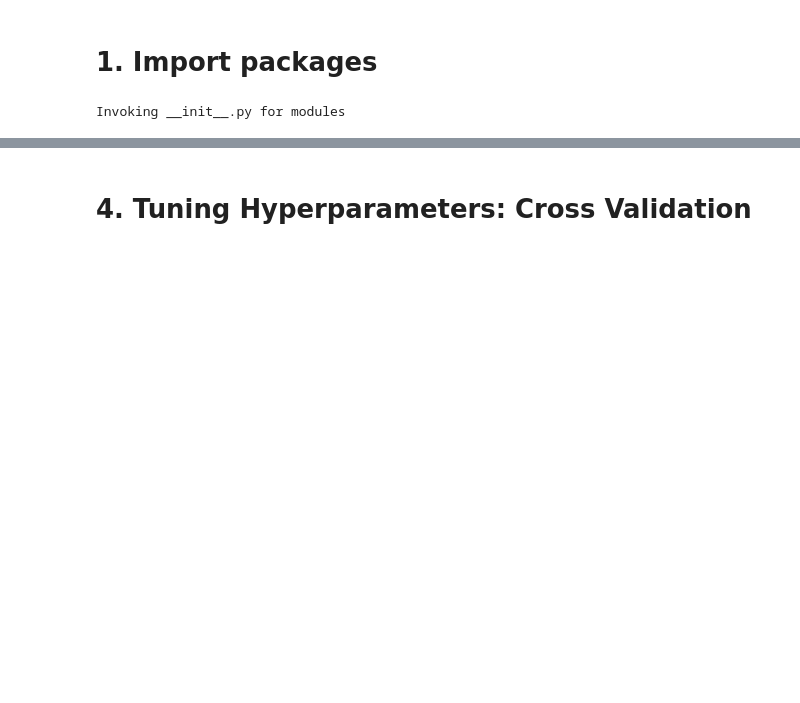
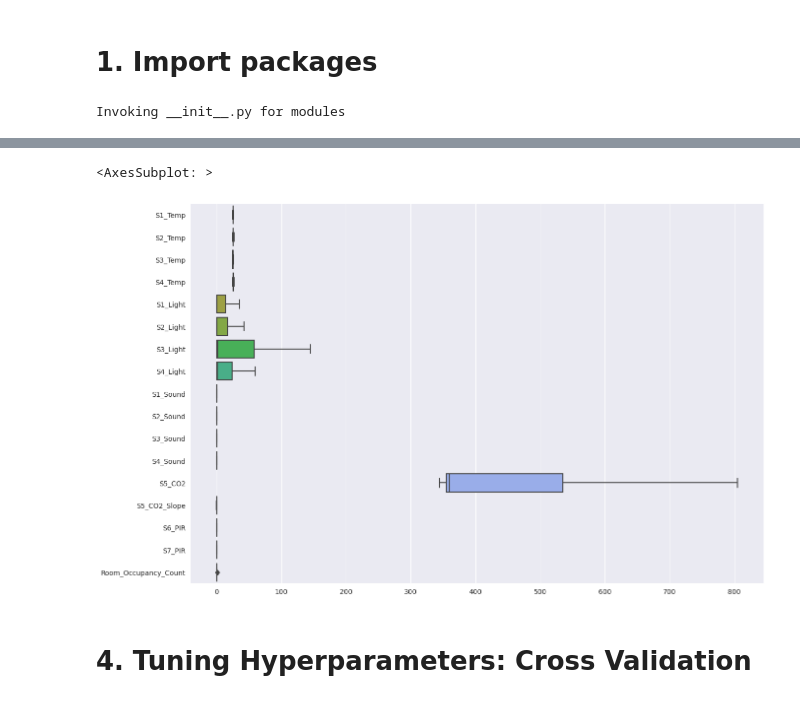
Before and after one commit to misanchz98/TFG-Project, a Jupyter notebook: benchmarking/benchmarking.ipynb, the cells around one changed output, grey strips where cells are left out. Cells and saved outputs as stored; diff of their text form; code cells hidden in the pictures; blank space fills up the shorter version.

```diff
--- a/benchmarking/benchmarking.ipynb
+++ b/benchmarking/benchmarking.ipynb
@@ -26,0 +50,2 @@ df.head()
+# %%
+df = preprocess.preprocess_room_occupancy_dataset(df)
@@ -27,3 +84,8 @@ df.head()
+# %%
+graphics.boxplot_df(df)
+# %% [output]
+<AxesSubplot: >
+[figure, added]
 # %% [markdown]
 # 4. Tuning Hyperparameters: Cross Validation
 # %%
```
Also changed, not shown: parts of 17 cells of this notebook, 5 other files.
